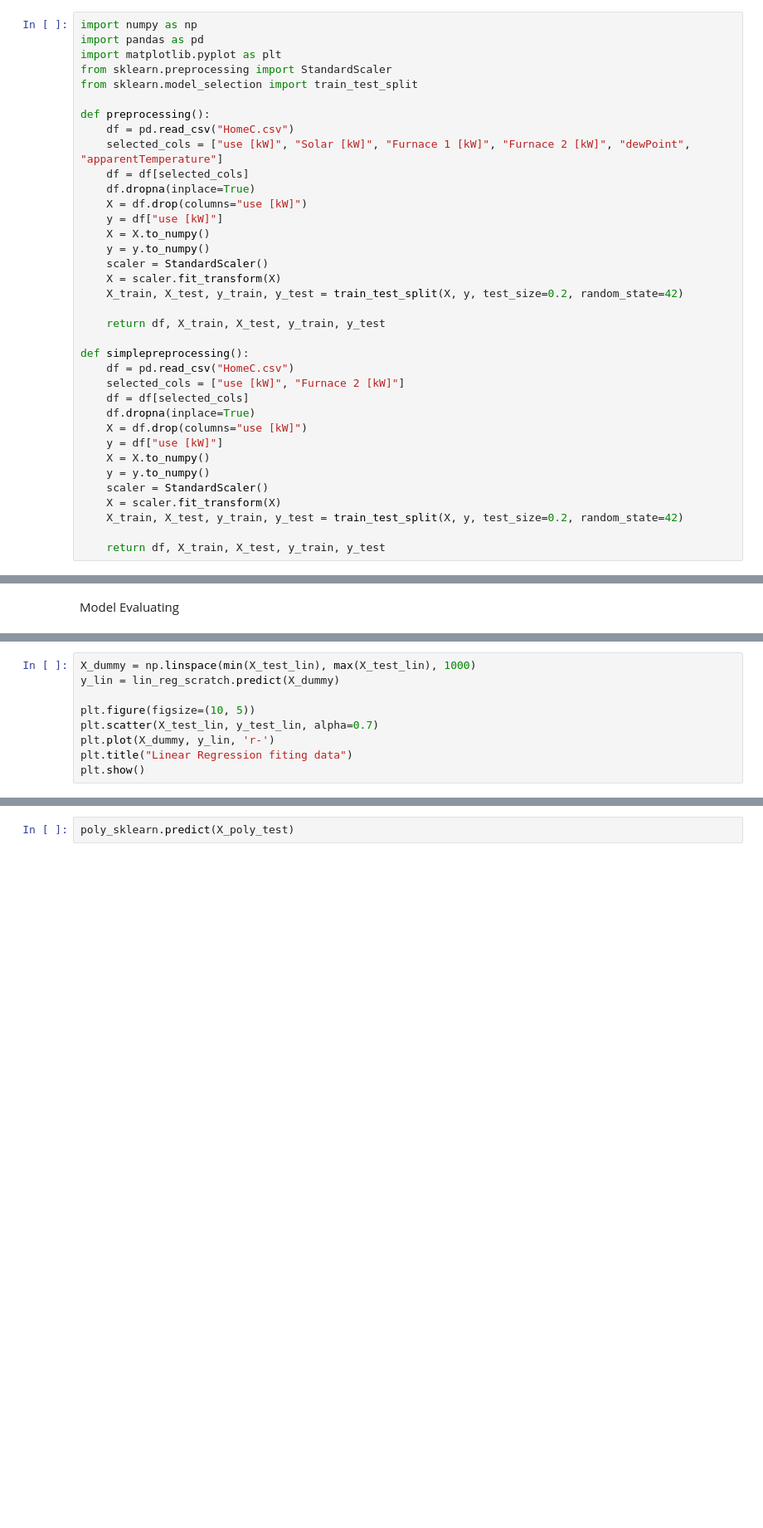
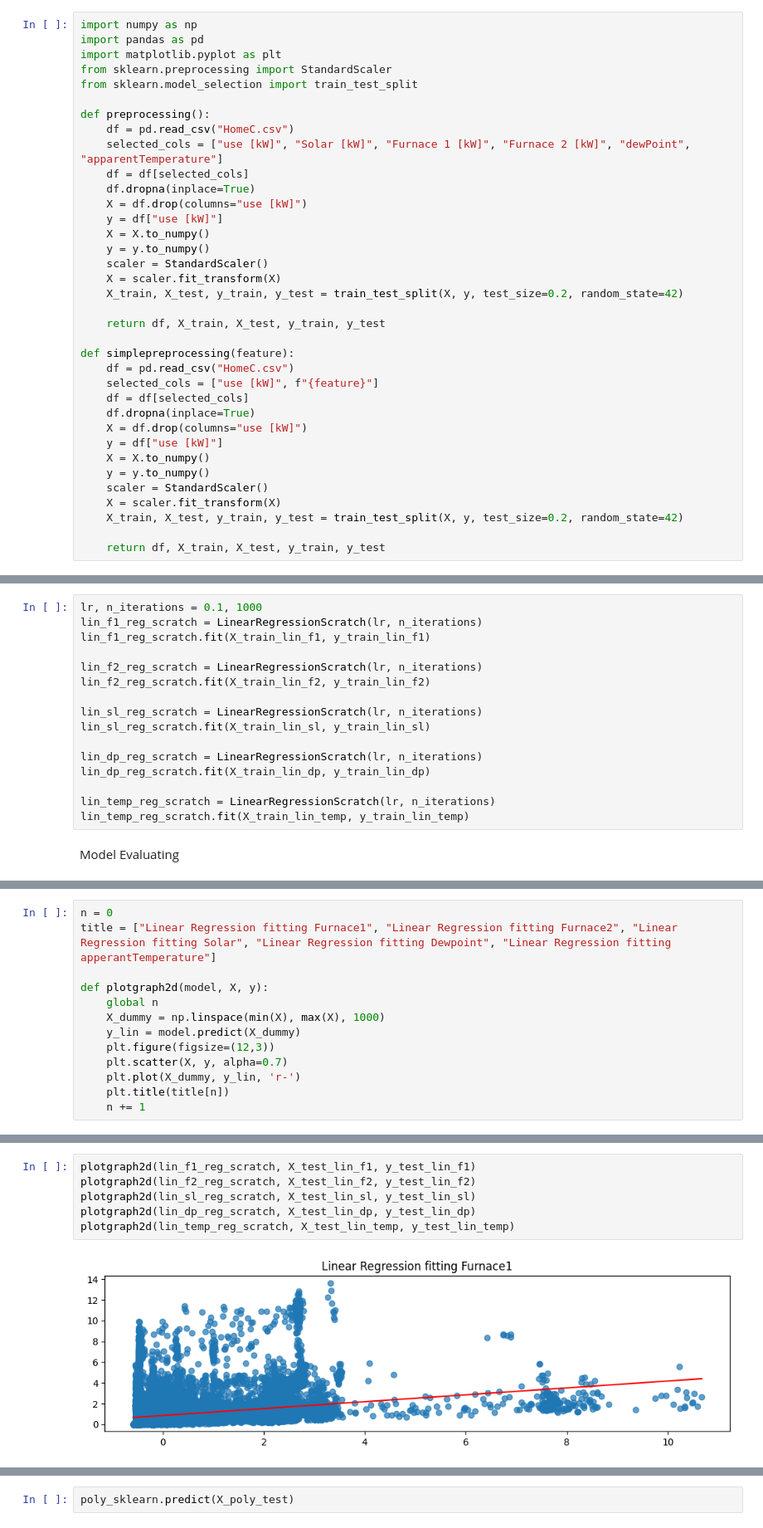
Before and after one commit to muyumq/ML_Regression, a Jupyter notebook: RegressionModel.ipynb, the cells around one changed output, grey strips where cells are left out. Shown at 83% size. Saved outputs shown, nothing was run; the diff lists cells and outputs as text; blank space fills up the shorter version.

```diff
--- a/RegressionModel.ipynb
+++ b/RegressionModel.ipynb
@@ -22,9 +22,9 @@ def preprocessing():
 
     return df, X_train, X_test, y_train, y_test
 
-def simplepreprocessing():
+def simplepreprocessing(feature):
     df = pd.read_csv("HomeC.csv")
-    selected_cols = ["use [kW]", "Furnace 2 [kW]"]
+    selected_cols = ["use [kW]", f"{feature}"]
     df = df[selected_cols]
     df.dropna(inplace=True)
     X = df.drop(columns="use [kW]")
@@ -149,3 +143,19 @@ lin_reg_scratch.fit(X_train_lin, y_train_lin)
+# %%
+lr, n_iterations = 0.1, 1000
+lin_f1_reg_scratch = LinearRegressionScratch(lr, n_iterations)
+lin_f1_reg_scratch.fit(X_train_lin_f1, y_train_lin_f1)
+
+lin_f2_reg_scratch = LinearRegressionScratch(lr, n_iterations)
+lin_f2_reg_scratch.fit(X_train_lin_f2, y_train_lin_f2)
+
+lin_sl_reg_scratch = LinearRegressionScratch(lr, n_iterations)
+lin_sl_reg_scratch.fit(X_train_lin_sl, y_train_lin_sl)
+
+lin_dp_reg_scratch = LinearRegressionScratch(lr, n_iterations)
+lin_dp_reg_scratch.fit(X_train_lin_dp, y_train_lin_dp)
+
+lin_temp_reg_scratch = LinearRegressionScratch(lr, n_iterations)
+lin_temp_reg_scratch.fit(X_train_lin_temp, y_train_lin_temp)
 # %% [markdown]
 Model Evaluating
 # %%
@@ -179,9 +203,13 @@ Mean Absolute Percentage Error (MAPE): 342.54%
 # %%
-X_dummy = np.linspace(min(X_test_lin), max(X_test_lin), 1000)
-y_lin = lin_reg_scratch.predict(X_dummy)
+n = 0
+title = ["Linear Regression fitting Furnace1", "Linear Regression fitting Furnace2", "Linear Regression fitting Solar", "Linear Regression fitting Dewpoint", "Linear Regression fitting apperantTemperature"]
 
-plt.figure(figsize=(10, 5))
-plt.scatter(X_test_lin, y_test_lin, alpha=0.7)
-plt.plot(X_dummy, y_lin, 'r-')
-plt.title("Linear Regression fiting data")
-plt.show()
+def plotgraph2d(model, X, y):
+    global n
+    X_dummy = np.linspace(min(X), max(X), 1000)
+    y_lin = model.predict(X_dummy)
+    plt.figure(figsize=(12,3))
+    plt.scatter(X, y, alpha=0.7)
+    plt.plot(X_dummy, y_lin, 'r-')
+    plt.title(title[n])
+    n += 1
@@ -189,0 +216,8 @@ plt.show()
+# %%
+plotgraph2d(lin_f1_reg_scratch, X_test_lin_f1, y_test_lin_f1)
+plotgraph2d(lin_f2_reg_scratch, X_test_lin_f2, y_test_lin_f2)
+plotgraph2d(lin_sl_reg_scratch, X_test_lin_sl, y_test_lin_sl)
+plotgraph2d(lin_dp_reg_scratch, X_test_lin_dp, y_test_lin_dp)
+plotgraph2d(lin_temp_reg_scratch, X_test_lin_temp, y_test_lin_temp)
+# %% [output]
+[figure, added]
```
Also changed, not shown: parts of 8 cells of this notebook.
